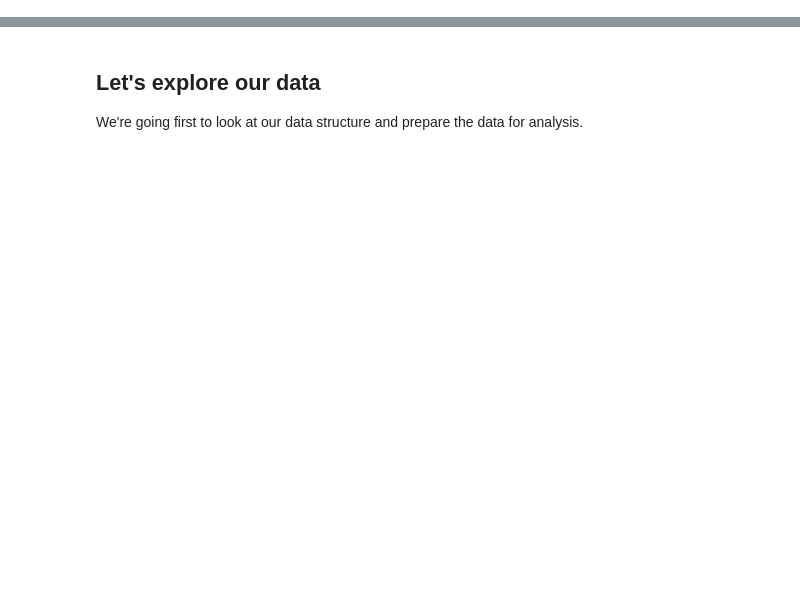
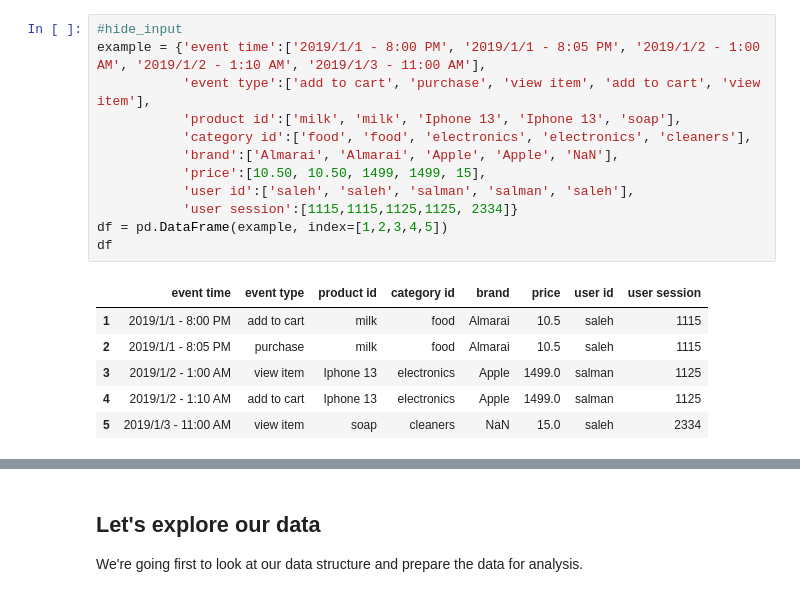
Before and after one commit to saaleh2/ALHODAIF-Portfolio, a Jupyter notebook: _notebooks/2021-11-23-My-First-Project.ipynb, the cells around one changed output, grey strips where cells are left out. Drawn from its saved outputs; the diff is of its cells as text; blank space fills up the shorter version.

```diff
--- a/_notebooks/2021-11-23-My-First-Project.ipynb
+++ b/_notebooks/2021-11-23-My-First-Project.ipynb
@@ -19,0 +30,19 @@ the dataset has been separated into five files, each file contains events for an
+# %%
+#hide_input
+example = {'event time':['2019/1/1 - 8:00 PM', '2019/1/1 - 8:05 PM', '2019/1/2 - 1:00 AM', '2019/1/2 - 1:10 AM', '2019/1/3 - 11:00 AM'],
+           'event type':['add to cart', 'purchase', 'view item', 'add to cart', 'view item'],
+           'product id':['milk', 'milk', 'Iphone 13', 'Iphone 13', 'soap'],
+           'category id':['food', 'food', 'electronics', 'electronics', 'cleaners'],
+           'brand':['Almarai', 'Almarai', 'Apple', 'Apple', 'NaN'],
+           'price':[10.50, 10.50, 1499, 1499, 15],
+           'user id':['saleh', 'saleh', 'salman', 'salman', 'saleh'],
+           'user session':[1115,1115,1125,1125, 2334]}
+df = pd.DataFrame(example, index=[1,2,3,4,5])
+df
+# %% [output]
+|  | event time | event type | product id | category id | brand | price | user id | user session |
+| 1 | 2019/1/1 - 8:00 PM | add to cart | milk | food | Almarai | 10.5 | saleh | 1115 |
+| 2 | 2019/1/1 - 8:05 PM | purchase | milk | food | Almarai | 10.5 | saleh | 1115 |
+| 3 | 2019/1/2 - 1:00 AM | view item | Iphone 13 | electronics | Apple | 1499.0 | salman | 1125 |
+| 4 | 2019/1/2 - 1:10 AM | add to cart | Iphone 13 | electronics | Apple | 1499.0 | salman | 1125 |
+| 5 | 2019/1/3 - 11:00 AM | view item | soap | cleaners | NaN | 15.0 | saleh | 2334 |
```
Also changed, not shown: parts of 21 cells of this notebook.
